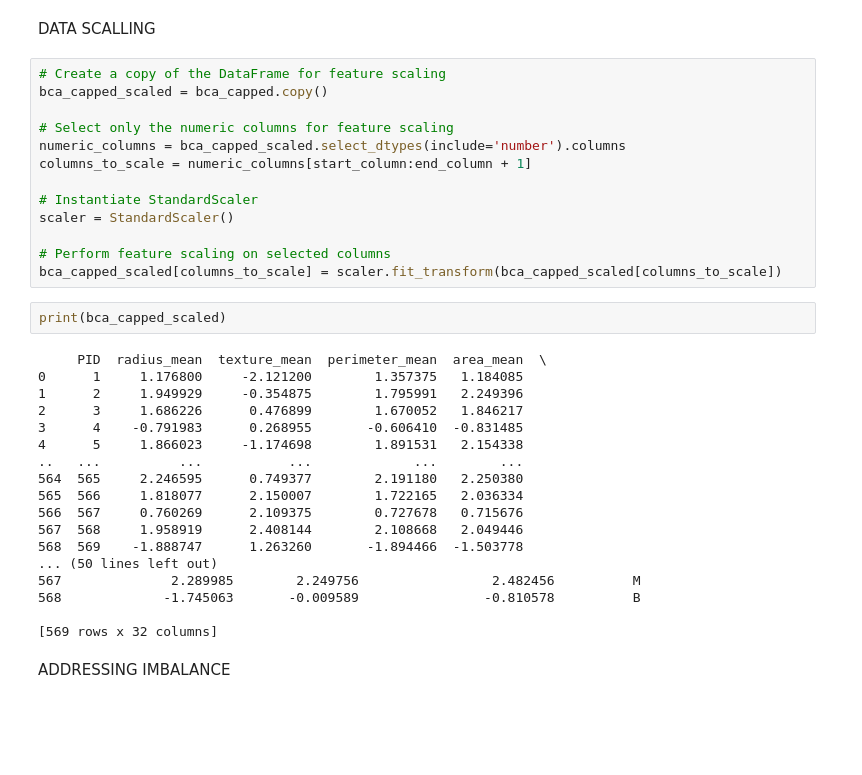
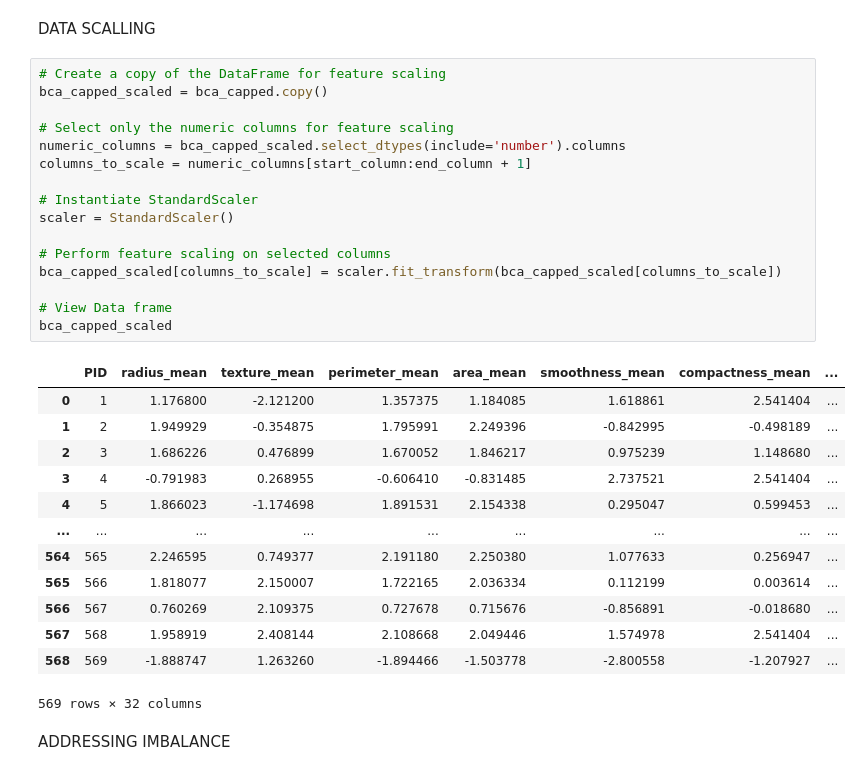
Before and after one commit to mohandaz/HIA-303-Project, a Jupyter notebook: HIA_303.ipynb, the cells around one changed output. Drawn from its saved outputs; the diff is of its cells as text; blank space fills up the shorter version.

```diff
--- a/HIA_303.ipynb
+++ b/HIA_303.ipynb
@@ -478,36 +451,33 @@ DATA SCALLING
 # %%
 # Create a copy of the DataFrame for feature scaling
 bca_capped_scaled = bca_capped.copy()
 
 # Select only the numeric columns for feature scaling
 numeric_columns = bca_capped_scaled.select_dtypes(include='number').columns
 columns_to_scale = numeric_columns[start_column:end_column + 1]
 
 # Instantiate StandardScaler
 scaler = StandardScaler()
 
 # Perform feature scaling on selected columns
 bca_capped_scaled[columns_to_scale] = scaler.fit_transform(bca_capped_scaled[columns_to_scale])
+
+# View Data frame
+bca_capped_scaled
+# %% [output]
+|  | PID | radius_mean | texture_mean | perimeter_mean | area_mean | smoothness_mean | compactness_mean | ... |
+| 0 | 1 | 1.176800 | -2.121200 | 1.357375 | 1.184085 | 1.618861 | 2.541404 | ... |
+| 1 | 2 | 1.949929 | -0.354875 | 1.795991 | 2.249396 | -0.842995 | -0.498189 | ... |
+| 2 | 3 | 1.686226 | 0.476899 | 1.670052 | 1.846217 | 0.975239 | 1.148680 | ... |
+| 3 | 4 | -0.791983 | 0.268955 | -0.606410 | -0.831485 | 2.737521 | 2.541404 | ... |
+| 4 | 5 | 1.866023 | -1.174698 | 1.891531 | 2.154338 | 0.295047 | 0.599453 | ... |
+| ... | ... | ... | ... | ... | ... | ... | ... | ... |
+| 564 | 565 | 2.246595 | 0.749377 | 2.191180 | 2.250380 | 1.077633 | 0.256947 | ... |
+| 565 | 566 | 1.818077 | 2.150007 | 1.722165 | 2.036334 | 0.112199 | 0.003614 | ... |
+| 566 | 567 | 0.760269 | 2.109375 | 0.727678 | 0.715676 | -0.856891 | -0.018680 | ... |
+| 567 | 568 | 1.958919 | 2.408144 | 2.108668 | 2.049446 | 1.574978 | 2.541404 | ... |
+| 568 | 569 | -1.888747 | 1.263260 | -1.894466 | -1.503778 | -2.800558 | -1.207927 | ... |
+569 rows × 32 columns
-# %%
-print(bca_capped_scaled)
-# %% [output]
-     PID  radius_mean  texture_mean  perimeter_mean  area_mean  \
-0      1     1.176800     -2.121200        1.357375   1.184085
-1      2     1.949929     -0.354875        1.795991   2.249396
-2      3     1.686226      0.476899        1.670052   1.846217
-3      4    -0.791983      0.268955       -0.606410  -0.831485
-4      5     1.866023     -1.174698        1.891531   2.154338
-..   ...          ...           ...             ...        ...
-564  565     2.246595      0.749377        2.191180   2.250380
-565  566     1.818077      2.150007        1.722165   2.036334
-566  567     0.760269      2.109375        0.727678   0.715676
-567  568     1.958919      2.408144        2.108668   2.049446
-568  569    -1.888747      1.263260       -1.894466  -1.503778
-... (50 lines left out)
-567              2.289985        2.249756                 2.482456          M
-568             -1.745063       -0.009589                -0.810578          B
-
-[569 rows x 32 columns]
 # %% [markdown]
 ADDRESSING IMBALANCE
 # %%
```
Also changed, not shown: parts of 11 cells of this notebook.
